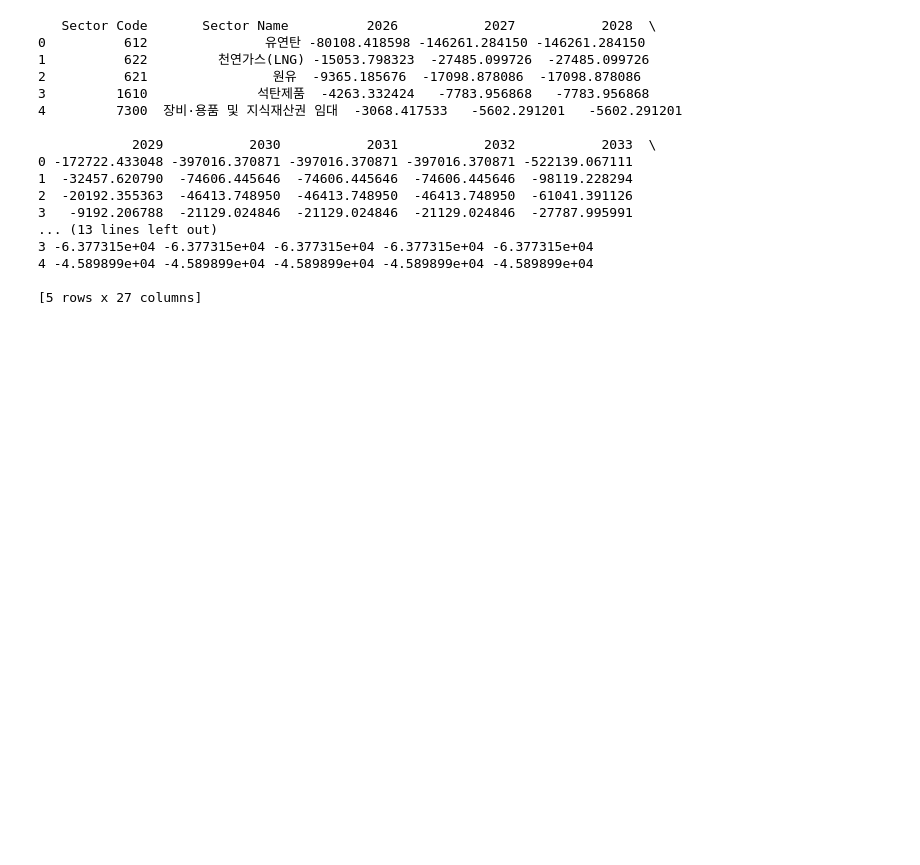
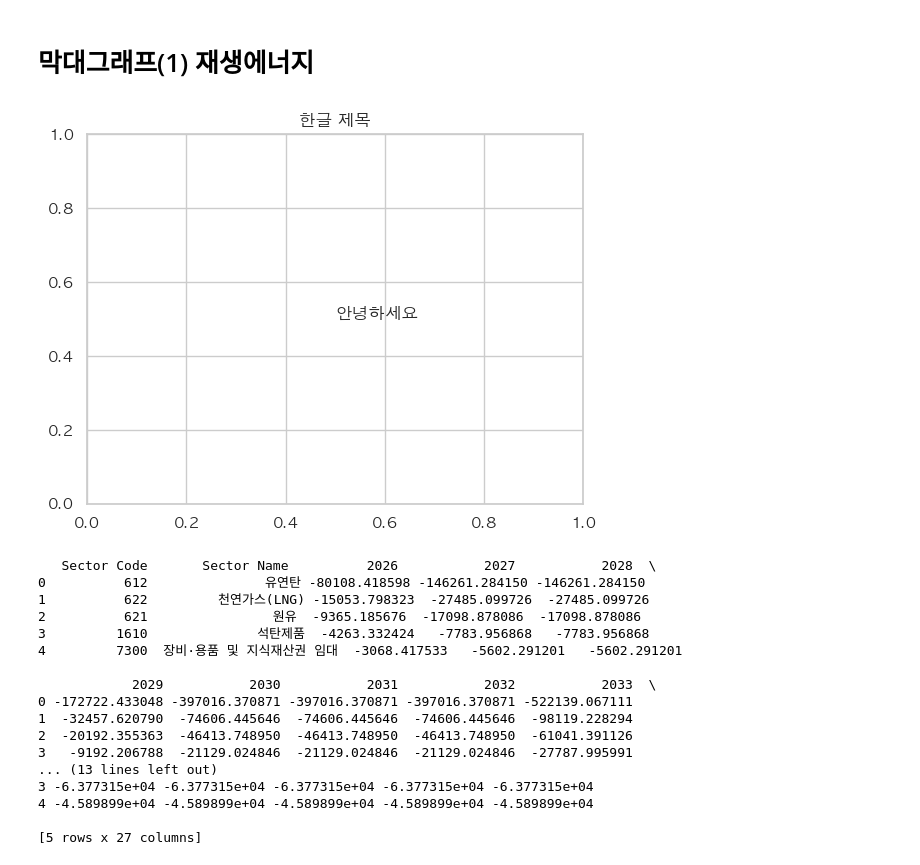
Before and after one commit to PLANiT-Institute/steel_iotable, a Jupyter notebook: visualisation copy.ipynb, the cells around one changed output. Cells and saved outputs as stored; diff of their text form; code cells hidden in the pictures; blank space fills up the shorter version.

```diff
--- a/visualisation copy.ipynb
+++ b/visualisation copy.ipynb
@@ -1,19 +1,26 @@
+# %% [markdown]
+# 막대그래프(1) 재생에너지
 # %%
 import os
 import random
 import pandas as pd
 import matplotlib.pyplot as plt
 import seaborn as sns
-import matplotlib.font_manager as fm
 
-# 한글 폰트 설정
-plt.rcParams['font.family'] = 'AppleGothic'
-plt.rcParams['axes.unicode_minus'] = False  # 마이너스 부호 깨짐 방지
-
-# 또는 NanumGothic 사용
-# plt.rcParams['font.family'] = 'NanumGothic'
-
-sns.set_theme(style="whitegrid")
+plt.rc('font', family='AppleGothic')  # for windows: family='Malgun Gothic'
+plt.rc('axes', unicode_minus=False)  # 마이너스 부호 깨짐 방지
+sns.set_theme(style="whitegrid", font="AppleGothic")
+# %%
+import matplotlib.font_manager as fm
+
+font_path = '/System/Library/Fonts/Supplemental/AppleGothic.ttf' # Replace with the actual path
+font_properties = fm.FontProperties(fname=font_path)
+
+plt.text(0.5, 0.5, '안녕하세요', fontproperties=font_properties)
+plt.title('한글 제목', fontproperties=font_properties)
+plt.show()
+# %% [output]
+[figure, added]
 # %%
 output_dataset = pd.read_excel('data/combined_scenario_data.xlsx')
 
```
Also changed, not shown: parts of 7 cells of this notebook, 9 other files.
